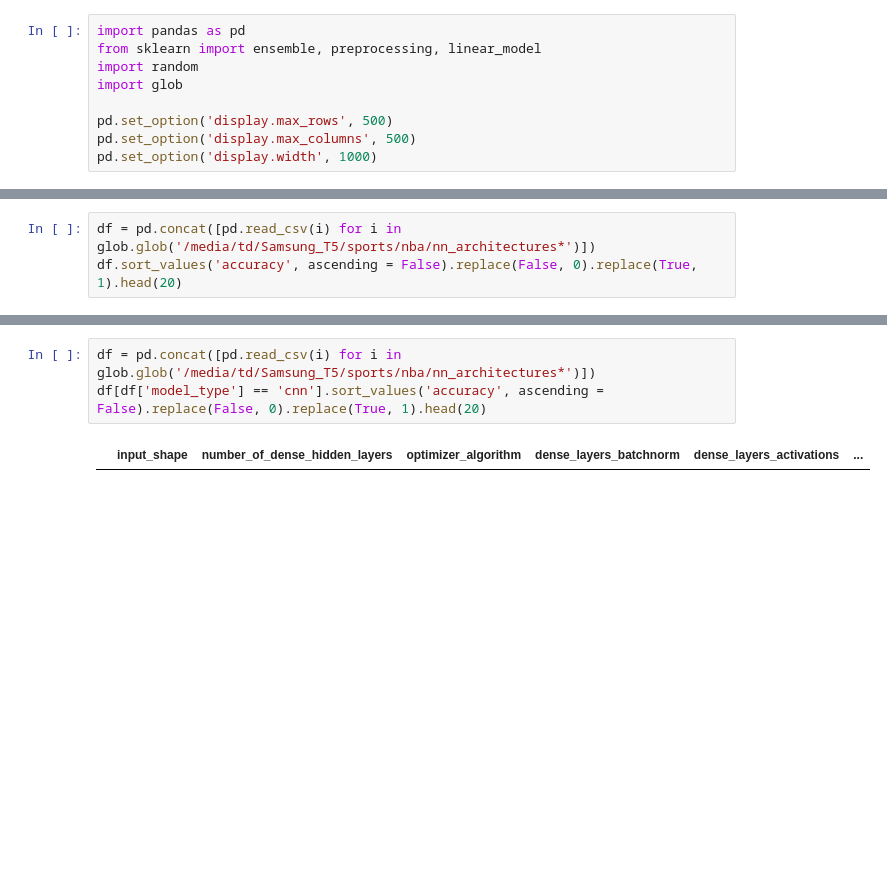
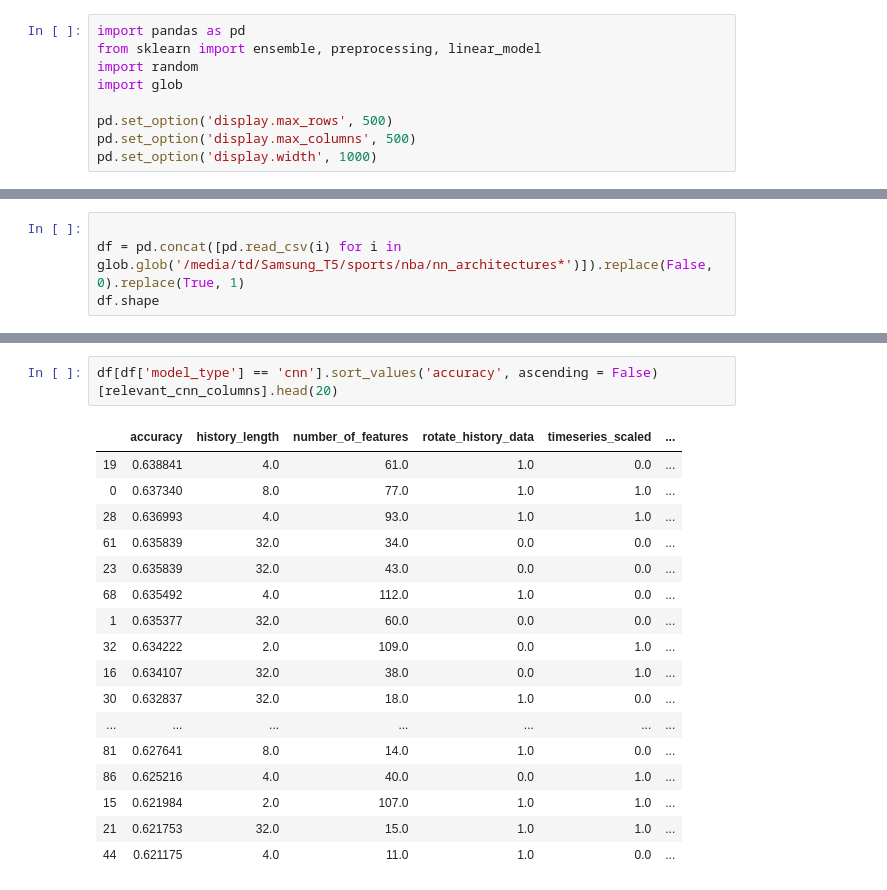
Before and after one commit to tristan00/sports_predictor, a Jupyter notebook: nba/nn_tracking.ipynb, the cells around one changed output, grey strips where cells are left out. Saved outputs shown, nothing was run; the diff lists cells and outputs as text; blank space fills up the shorter version.

```diff
--- a/nba/nn_tracking.ipynb
+++ b/nba/nn_tracking.ipynb
@@ -10,4 +79,5 @@ pd.set_option('display.width', 1000)
 # %%
-df = pd.concat([pd.read_csv(i) for i in glob.glob('/media/td/Samsung_T5/sports/nba/nn_architectures*')])
-df.sort_values('accuracy', ascending = False).replace(False, 0).replace(True, 1).head(20)
+
+df = pd.concat([pd.read_csv(i) for i in glob.glob('/media/td/Samsung_T5/sports/nba/nn_architectures*')]).replace(False, 0).replace(True, 1)
+df.shape
 # %% [output]
@@ -20,6 +112,21 @@ df.sort_values('accuracy', ascending = False).replace(False, 0).replace(True, 1)
 # %%
-df = pd.concat([pd.read_csv(i) for i in glob.glob('/media/td/Samsung_T5/sports/nba/nn_architectures*')])
-df[df['model_type'] == 'cnn'].sort_values('accuracy', ascending = False).replace(False, 0).replace(True, 1).head(20)
+df[df['model_type'] == 'cnn'].sort_values('accuracy', ascending = False)[relevant_cnn_columns].head(20)
 # %% [output]
-|  | input_shape | number_of_dense_hidden_layers | optimizer_algorithm | dense_layers_batchnorm | dense_layers_activations | ... |
+|  | accuracy | history_length | number_of_features | rotate_history_data | timeseries_scaled | ... |
+| 19 | 0.638841 | 4.0 | 61.0 | 1.0 | 0.0 | ... |
+| 0 | 0.637340 | 8.0 | 77.0 | 1.0 | 1.0 | ... |
+| 28 | 0.636993 | 4.0 | 93.0 | 1.0 | 1.0 | ... |
+| 61 | 0.635839 | 32.0 | 34.0 | 0.0 | 0.0 | ... |
+| 23 | 0.635839 | 32.0 | 43.0 | 0.0 | 0.0 | ... |
+| 68 | 0.635492 | 4.0 | 112.0 | 1.0 | 0.0 | ... |
+| 1 | 0.635377 | 32.0 | 60.0 | 0.0 | 0.0 | ... |
+| 32 | 0.634222 | 2.0 | 109.0 | 0.0 | 1.0 | ... |
+| 16 | 0.634107 | 32.0 | 38.0 | 0.0 | 1.0 | ... |
+| 30 | 0.632837 | 32.0 | 18.0 | 1.0 | 0.0 | ... |
+| ... | ... | ... | ... | ... | ... | ... |
+| 81 | 0.627641 | 8.0 | 14.0 | 1.0 | 0.0 | ... |
+| 86 | 0.625216 | 4.0 | 40.0 | 0.0 | 1.0 | ... |
+| 15 | 0.621984 | 2.0 | 107.0 | 1.0 | 1.0 | ... |
+| 21 | 0.621753 | 32.0 | 15.0 | 1.0 | 1.0 | ... |
+| 44 | 0.621175 | 4.0 | 11.0 | 1.0 | 0.0 | ... |
 # %%
```
Also changed, not shown: parts of 11 cells of this notebook, 3 other files.
